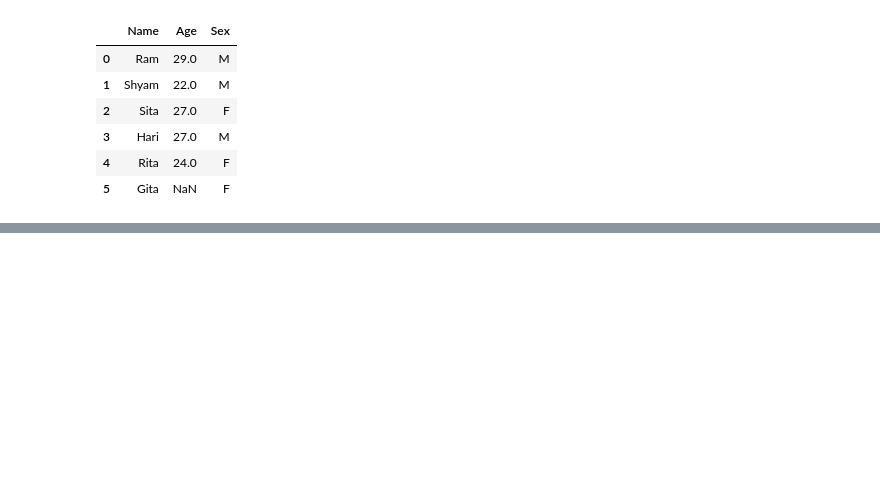
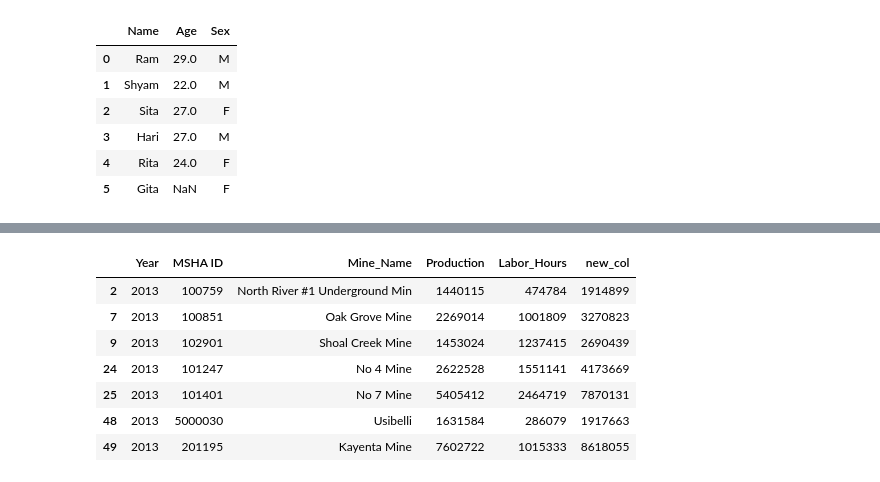
Before and after one commit to aayusha-shrestha/60DaysOfLearning2024, a Jupyter notebook: 60DaysOfLearning2024.ipynb, the cells around one changed output, grey strips where cells are left out. Cells and saved outputs as stored; diff of their text form; code cells hidden in the pictures; blank space fills up the shorter version.

```diff
--- a/60DaysOfLearning2024.ipynb
+++ b/60DaysOfLearning2024.ipynb
@@ -333,0 +447,11 @@ df.ndim
+# %%
+df[(df['Labor_Hours'] > 150000) & (df['Production'] > 1000000)]
+# %% [output]
+|  | Year | MSHA ID | Mine_Name | Production | Labor_Hours | new_col |
+| 2 | 2013 | 100759 | North River #1 Underground Min | 1440115 | 474784 | 1914899 |
+| 7 | 2013 | 100851 | Oak Grove Mine | 2269014 | 1001809 | 3270823 |
+| 9 | 2013 | 102901 | Shoal Creek Mine | 1453024 | 1237415 | 2690439 |
+| 24 | 2013 | 101247 | No 4 Mine | 2622528 | 1551141 | 4173669 |
+| 25 | 2013 | 101401 | No 7 Mine | 5405412 | 2464719 | 7870131 |
+| 48 | 2013 | 5000030 | Usibelli | 1631584 | 286079 | 1917663 |
+| 49 | 2013 | 201195 | Kayenta Mine | 7602722 | 1015333 | 8618055 |
```
Also changed, not shown: parts of 26 cells of this notebook.
